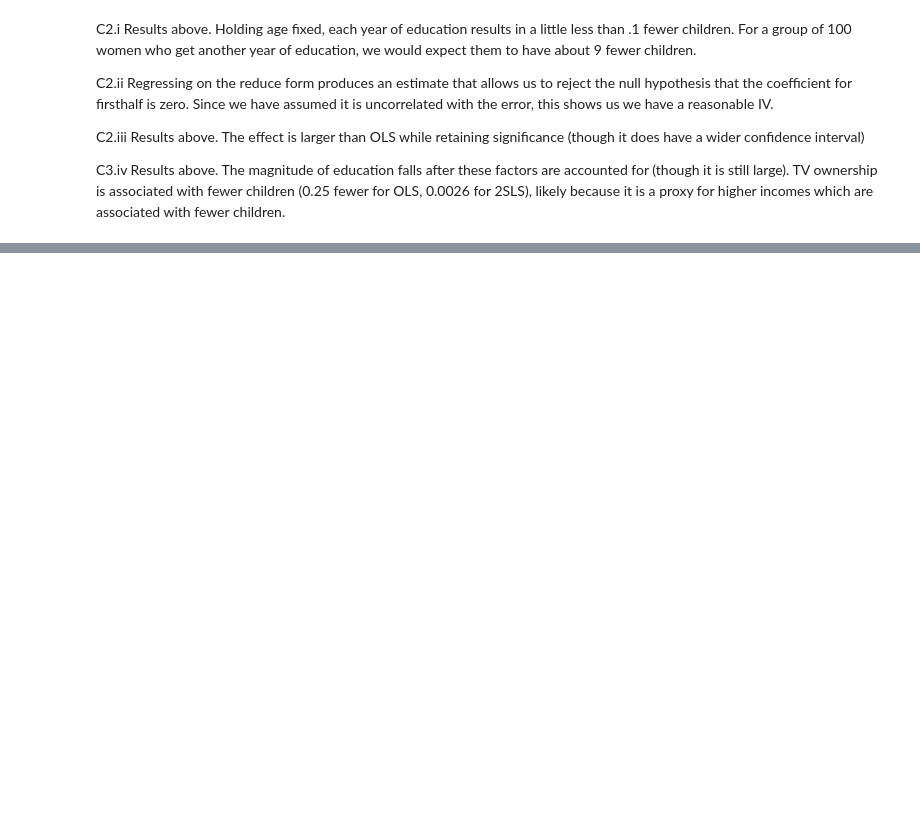
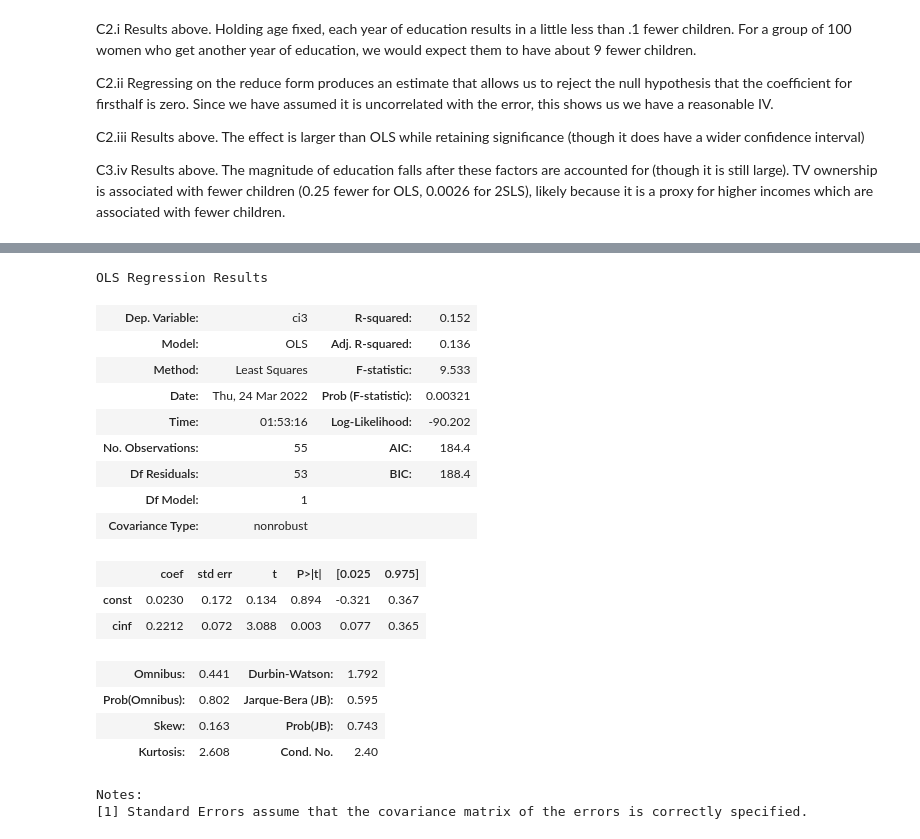
Before and after one commit to systemchalk/wooldridge_workbook, a Jupyter notebook: ch15.ipynb, the cells around one changed output, grey strips where cells are left out. Drawn from its saved outputs; the diff is of its cells as text; code cells hidden in the pictures; blank space fills up the shorter version.

```diff
--- a/ch15.ipynb
+++ b/ch15.ipynb
@@ -295,0 +411,24 @@ C3.iv Results above. The magnitude of education falls after these factors are ac
+# %%
+X = sm.add_constant(intdef[["cinf"]])
+model = sm.OLS(intdef.ci3, X, missing="drop").fit()
+model.summary()
+# %% [output]
+OLS Regression Results
+| Dep. Variable: | ci3 | R-squared: | 0.152 |
+| Model: | OLS | Adj. R-squared: | 0.136 |
+| Method: | Least Squares | F-statistic: | 9.533 |
+| Date: | Thu, 24 Mar 2022 | Prob (F-statistic): | 0.00321 |
+| Time: | 01:53:16 | Log-Likelihood: | -90.202 |
+| No. Observations: | 55 | AIC: | 184.4 |
+| Df Residuals: | 53 | BIC: | 188.4 |
+| Df Model: | 1 |  |  |
+| Covariance Type: | nonrobust |  |  |
+|  | coef | std err | t | P>|t| | [0.025 | 0.975] |
+| const | 0.0230 | 0.172 | 0.134 | 0.894 | -0.321 | 0.367 |
+| cinf | 0.2212 | 0.072 | 3.088 | 0.003 | 0.077 | 0.365 |
+| Omnibus: | 0.441 | Durbin-Watson: | 1.792 |
+| Prob(Omnibus): | 0.802 | Jarque-Bera (JB): | 0.595 |
+| Skew: | 0.163 | Prob(JB): | 0.743 |
+| Kurtosis: | 2.608 | Cond. No. | 2.40 |
+Notes:
+[1] Standard Errors assume that the covariance matrix of the errors is correctly specified.
```
Also changed, not shown: parts of 17 cells of this notebook.
